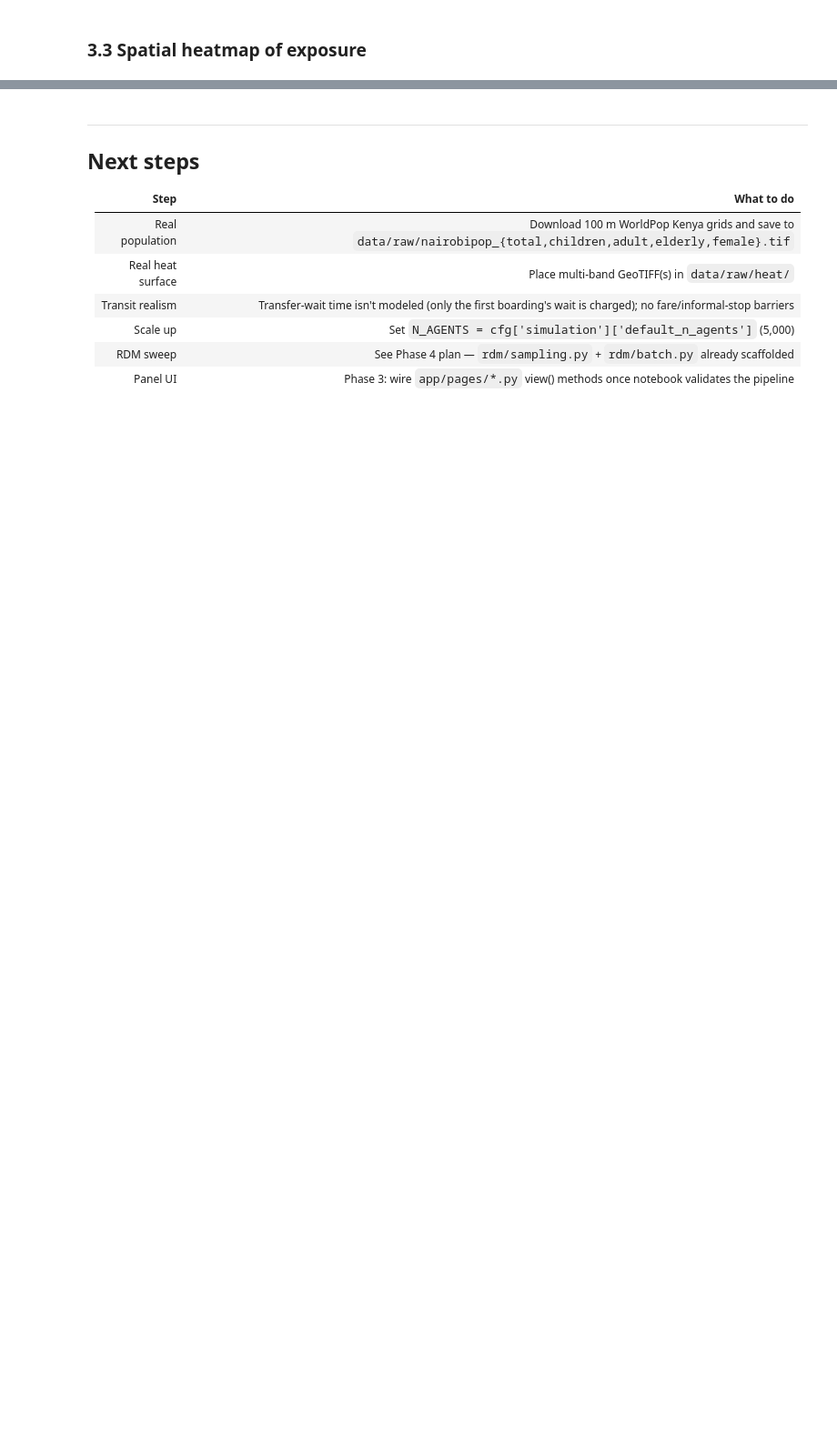
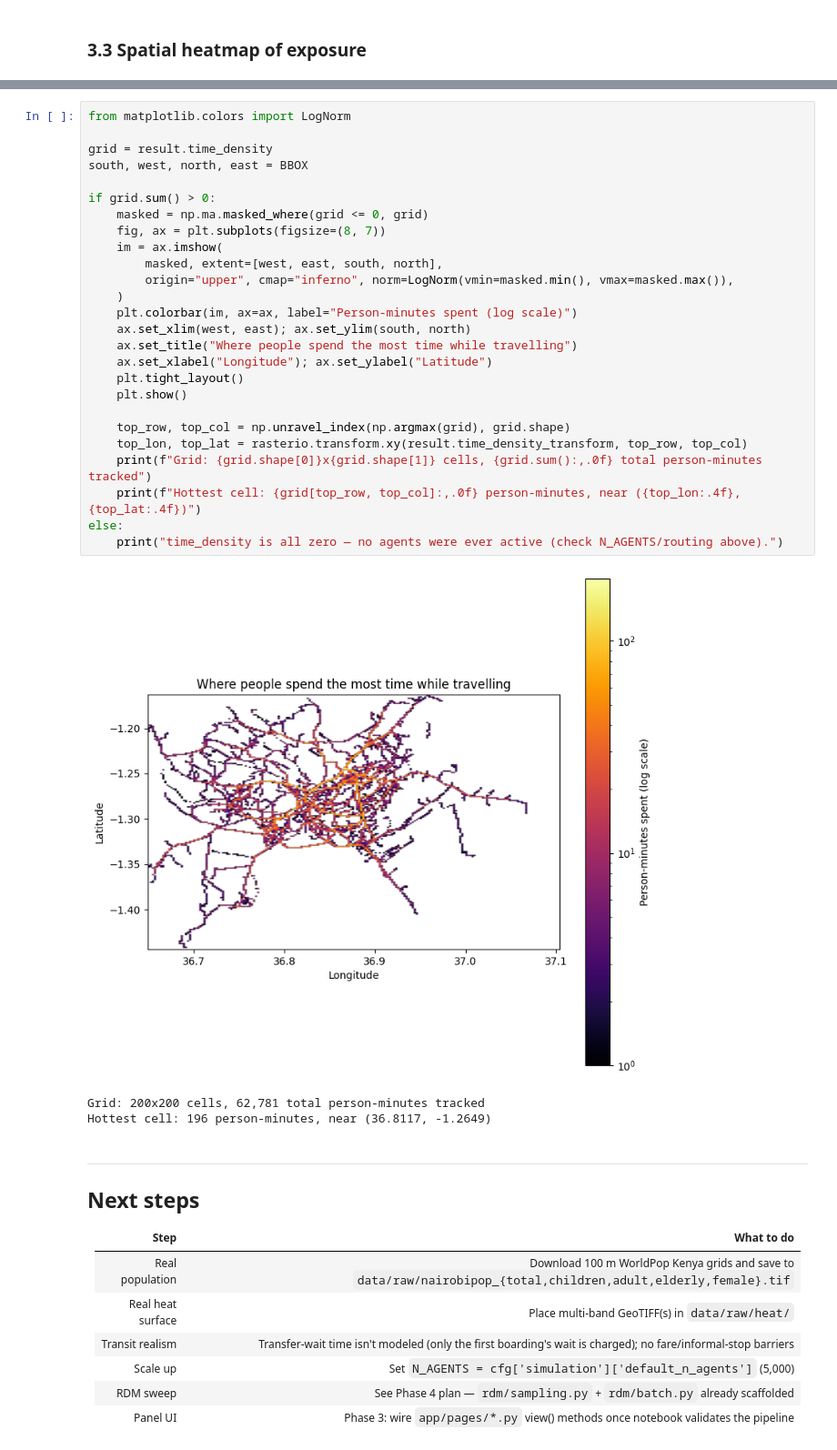
Before and after one commit to wri/ride-heat-mobility, a Jupyter notebook: notebooks/01_nairobi_heat_abm.ipynb, the cells around one changed output, grey strips where cells are left out. Shown at 91% size. Drawn from its saved outputs; the diff is of its cells as text; blank space fills up the shorter version.

```diff
--- a/notebooks/01_nairobi_heat_abm.ipynb
+++ b/notebooks/01_nairobi_heat_abm.ipynb
@@ -818,3 +896,33 @@ plt.show()
+# %%
+from matplotlib.colors import LogNorm
+
+grid = result.time_density
+south, west, north, east = BBOX
+
+if grid.sum() > 0:
+    masked = np.ma.masked_where(grid <= 0, grid)
+    fig, ax = plt.subplots(figsize=(8, 7))
+    im = ax.imshow(
+        masked, extent=[west, east, south, north],
+        origin="upper", cmap="inferno", norm=LogNorm(vmin=masked.min(), vmax=masked.max()),
+    )
+    plt.colorbar(im, ax=ax, label="Person-minutes spent (log scale)")
+    ax.set_xlim(west, east); ax.set_ylim(south, north)
+    ax.set_title("Where people spend the most time while travelling")
+    ax.set_xlabel("Longitude"); ax.set_ylabel("Latitude")
+    plt.tight_layout()
+    plt.show()
+
+    top_row, top_col = np.unravel_index(np.argmax(grid), grid.shape)
+    top_lon, top_lat = rasterio.transform.xy(result.time_density_transform, top_row, top_col)
+    print(f"Grid: {grid.shape[0]}x{grid.shape[1]} cells, {grid.sum():,.0f} total person-minutes tracked")
+    print(f"Hottest cell: {grid[top_row, top_col]:,.0f} person-minutes, near ({top_lon:.4f}, {top_lat:.4f})")
+else:
+    print("time_density is all zero — no agents were ever active (check N_AGENTS/routing above).")
+# %% [output]
+[figure, added]
+Grid: 200x200 cells, 62,781 total person-minutes tracked
+Hottest cell: 196 person-minutes, near (36.8117, -1.2649)
 # %% [markdown]
 ---
 ## Next steps
```
Also changed, not shown: parts of 16 cells of this notebook, 4 other files.
